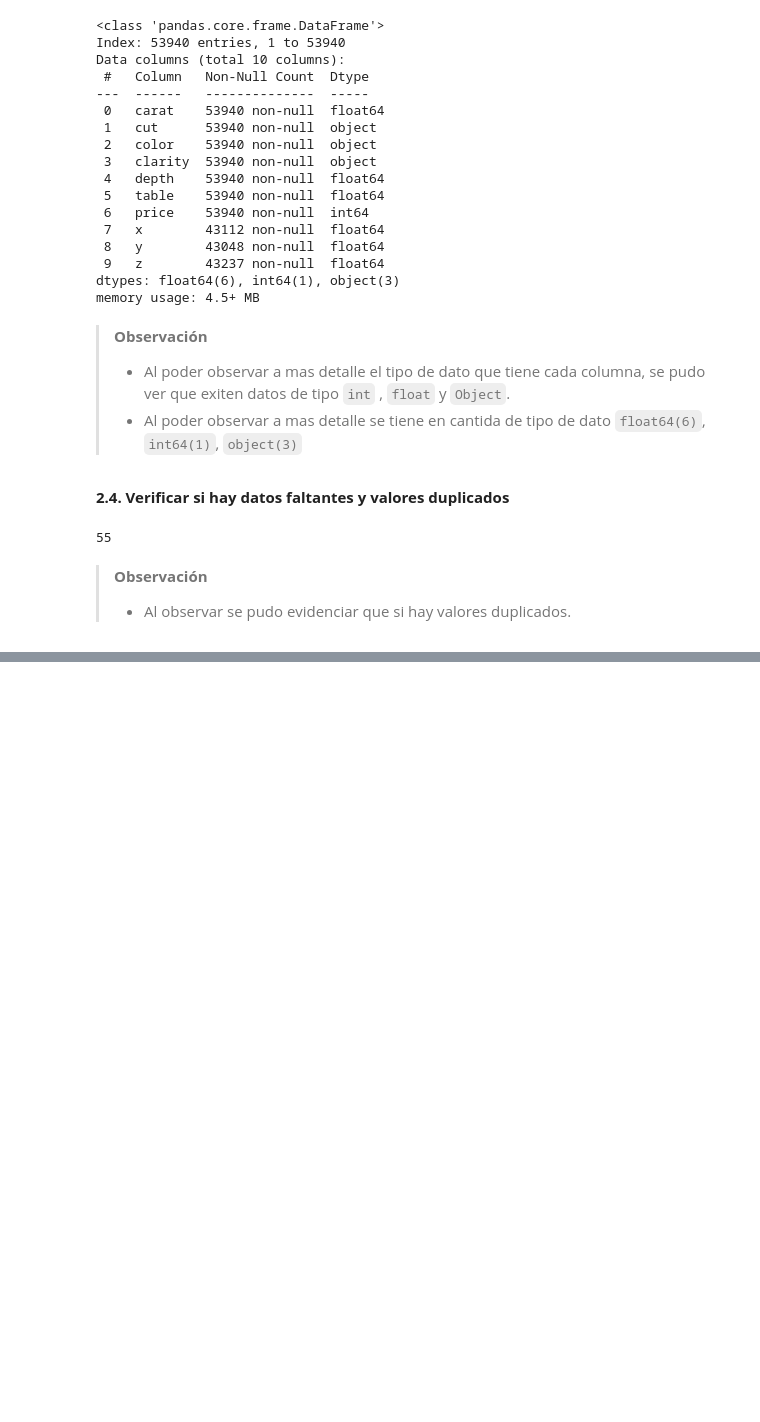
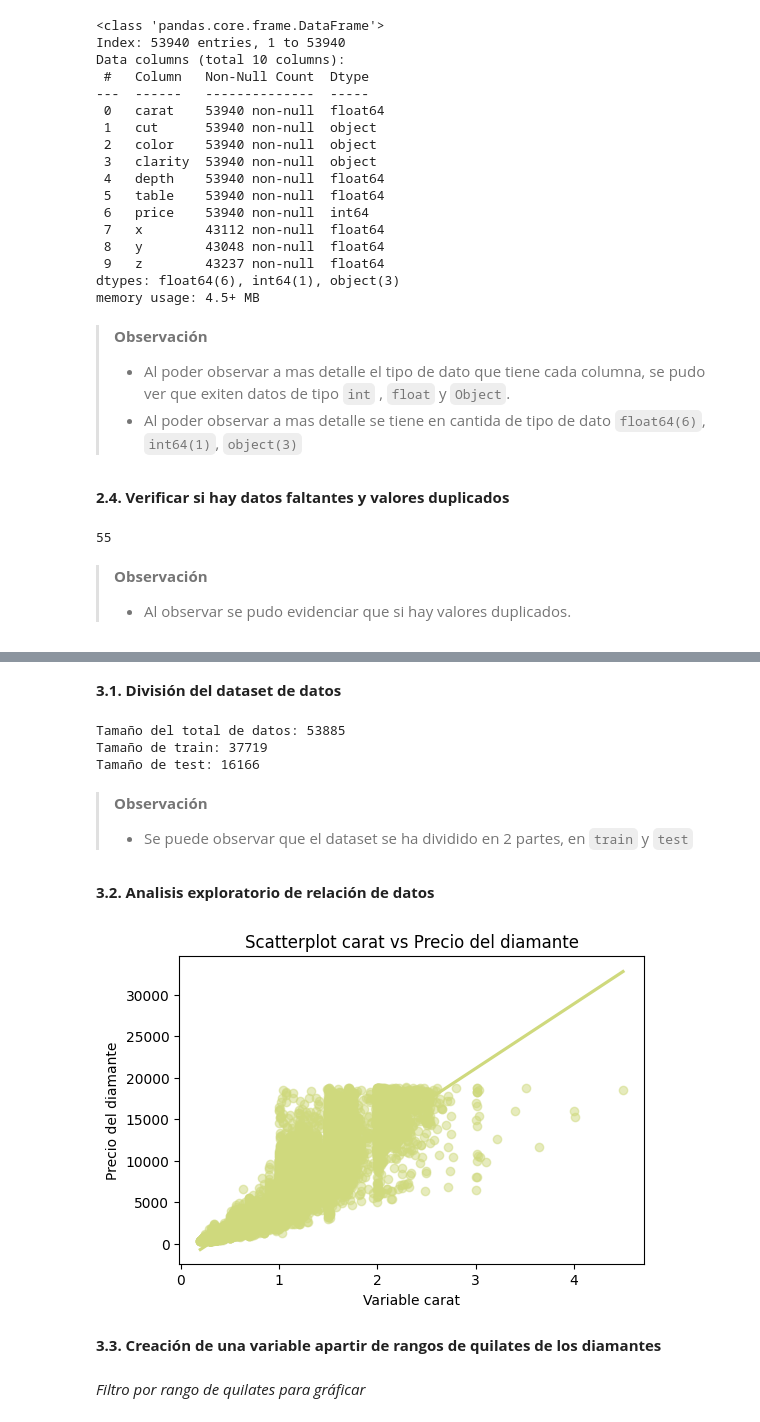
Before and after one commit to linerlander/Proyecto-Prediccion-Diamante, a Jupyter notebook: proyecto_final.ipynb, the cells around one changed output, grey strips where cells are left out. Saved outputs shown, nothing was run; the diff lists cells and outputs as text; code cells hidden in the pictures; blank space fills up the shorter version.

```diff
--- a/proyecto_final.ipynb
+++ b/proyecto_final.ipynb
@@ -127,0 +268,30 @@ dtype: int64
+# %% [markdown]
+**3.1. División del dataset de datos**
+# %%
+from sklearn.model_selection import train_test_split
+
+train, test = train_test_split(df_encoder,
+                               train_size = 0.7,
+                               random_state = 42)
+# %%
+print(f"Tamaño del total de datos: {len(df_encoder)}")
+print(f"Tamaño de train: {len(train)}")
+print(f"Tamaño de test: {len(test)}")
+# %% [output]
+Tamaño del total de datos: 53885
+Tamaño de train: 37719
+Tamaño de test: 16166
+# %% [markdown]
+>**Observación**
+>- Se puede observar que el dataset se ha dividido en 2 partes, en `train` y `test`
+# %% [markdown]
+**3.2. Analisis exploratorio de relación de datos**
+# %%
+plt.figure(figsize=(6, 4))
+sns.regplot(x = train['carat'], y = train['price'], scatter_kws={"alpha": 0.5}, color = '#cfd97d')
+plt.title(f"Scatterplot carat vs Precio del diamante")
+plt.xlabel("Variable carat")
+plt.ylabel("Precio del diamante")
+plt.show()
+# %% [output]
+[figure, added]
@@ -127,0 +308,2 @@ dtype: int64
+# %% [markdown]
+**3.3. Creación de una variable apartir de rangos de quilates de los diamantes**
@@ -127,0 +323,2 @@ dtype: int64
+# %% [markdown]
+*Filtro por rango de quilates para gráficar*
```
Also changed, not shown: parts of 78 cells of this notebook, 31 other files.
